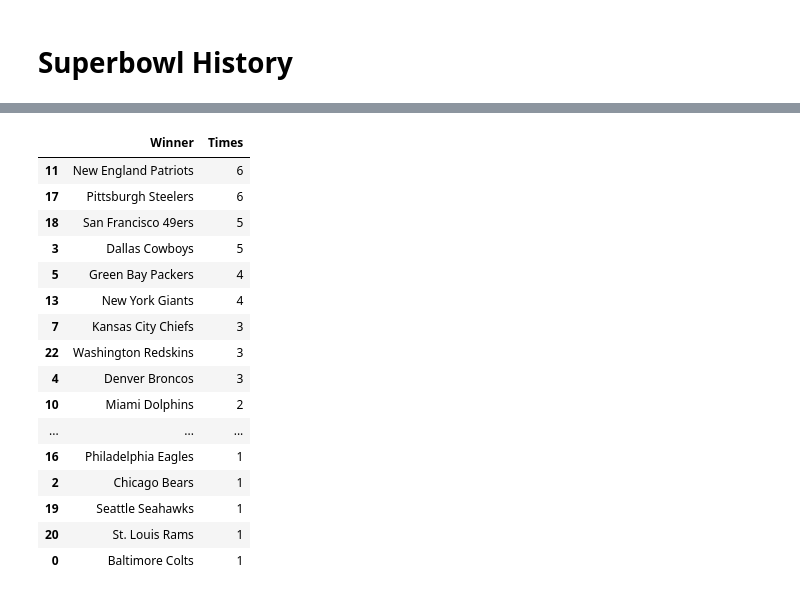
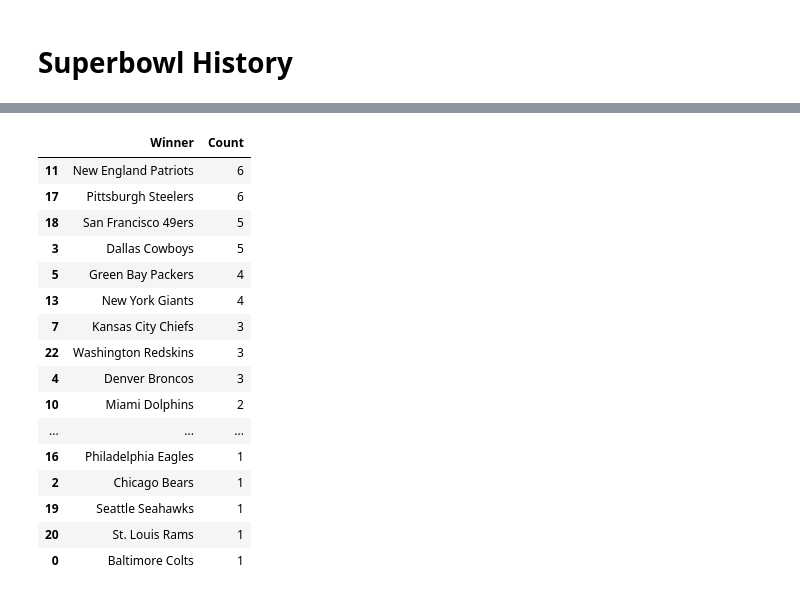
Before and after one commit to IssaFlynn/UCDPA_IssaFlynn, a Jupyter notebook: Project folder/UCDPA_IssaFlynn (2) (2).ipynb, the cells around one changed output, grey strips where cells are left out. Cells and saved outputs as stored; diff of their text form; code cells hidden in the pictures.

```diff
--- a/Project folder/UCDPA_IssaFlynn (2) (2).ipynb
+++ b/Project folder/UCDPA_IssaFlynn (2) (2).ipynb
@@ -109,5 +109,6 @@ superbowl
 | 2 | Feb-12 | 2023 | LVII(57) | Kansas City Chiefs | 38 | Philadelphia Eagles | 35 | Patrick Mahomes | State Farm Stadium | Glendale | ... |
 # %%
 #sorted the values by year in descending order and set the date as the index
-superbowl.sort_values('Year', ascending=False).set_index('Date')
+superbowl_new = superbowl.sort_values('Year', ascending=False).set_index('Date')
+superbowl_new
 # %% [output]
@@ -134,10 +135,10 @@ Now that I have my data in order, I am going to see who has won/lost the superbo
 # %%
 # Winners bar plot
-superbowl['Times'] = 1
-superbowl_grp_win = superbowl.groupby('Winner').sum()['Times'].reset_index().sort_values(by = 'Times', ascending=False)
+superbowl_new['Count'] = 1
+superbowl_grp_win = superbowl_new.groupby('Winner').sum()['Count'].reset_index().sort_values(by = 'Count', ascending=False)
 superbowl_grp_win
 # %% [output]
-|  | Winner | Times |
+|  | Winner | Count |
 | 11 | New England Patriots | 6 |
 | 17 | Pittsburgh Steelers | 6 |
 | 18 | San Francisco 49ers | 5 |
```
Also changed, not shown: parts of 16 cells of this notebook.
